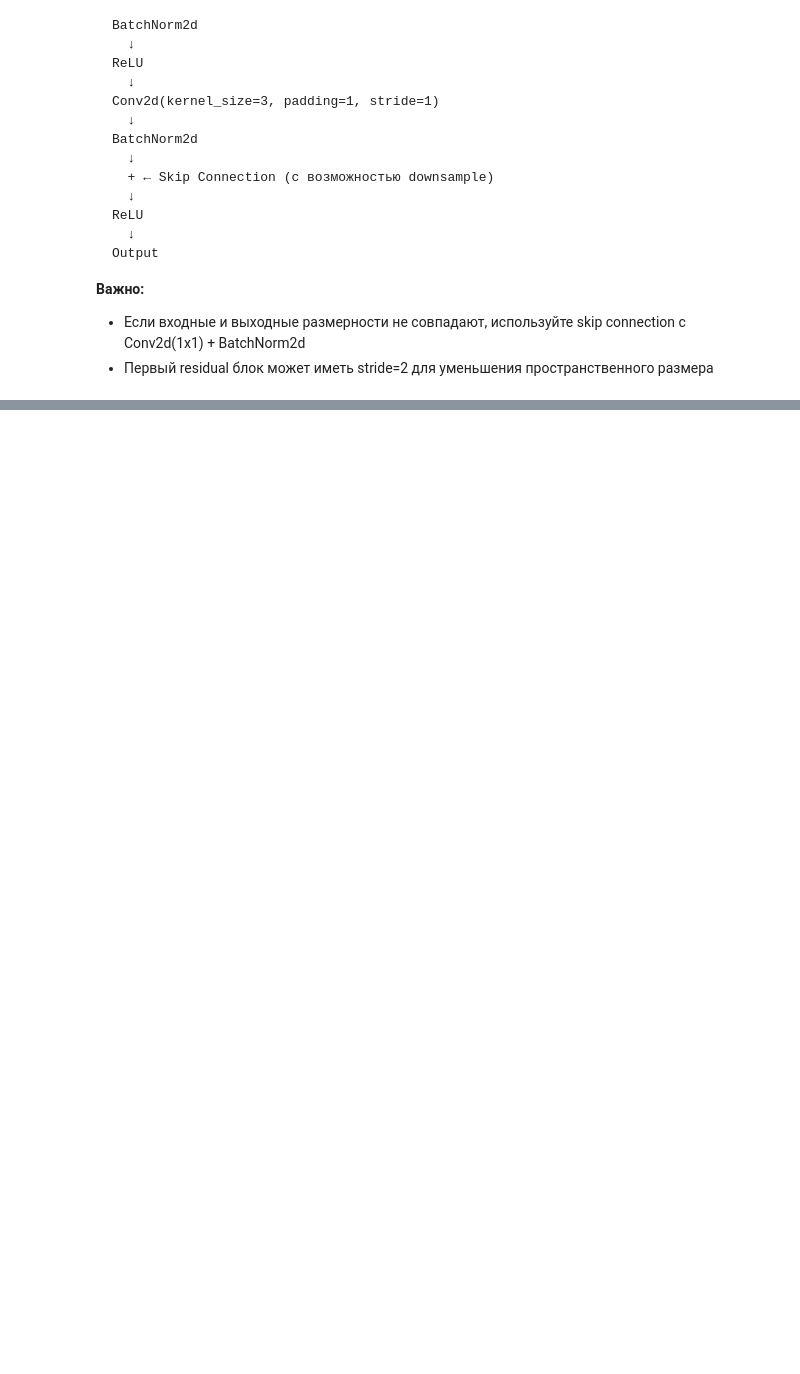
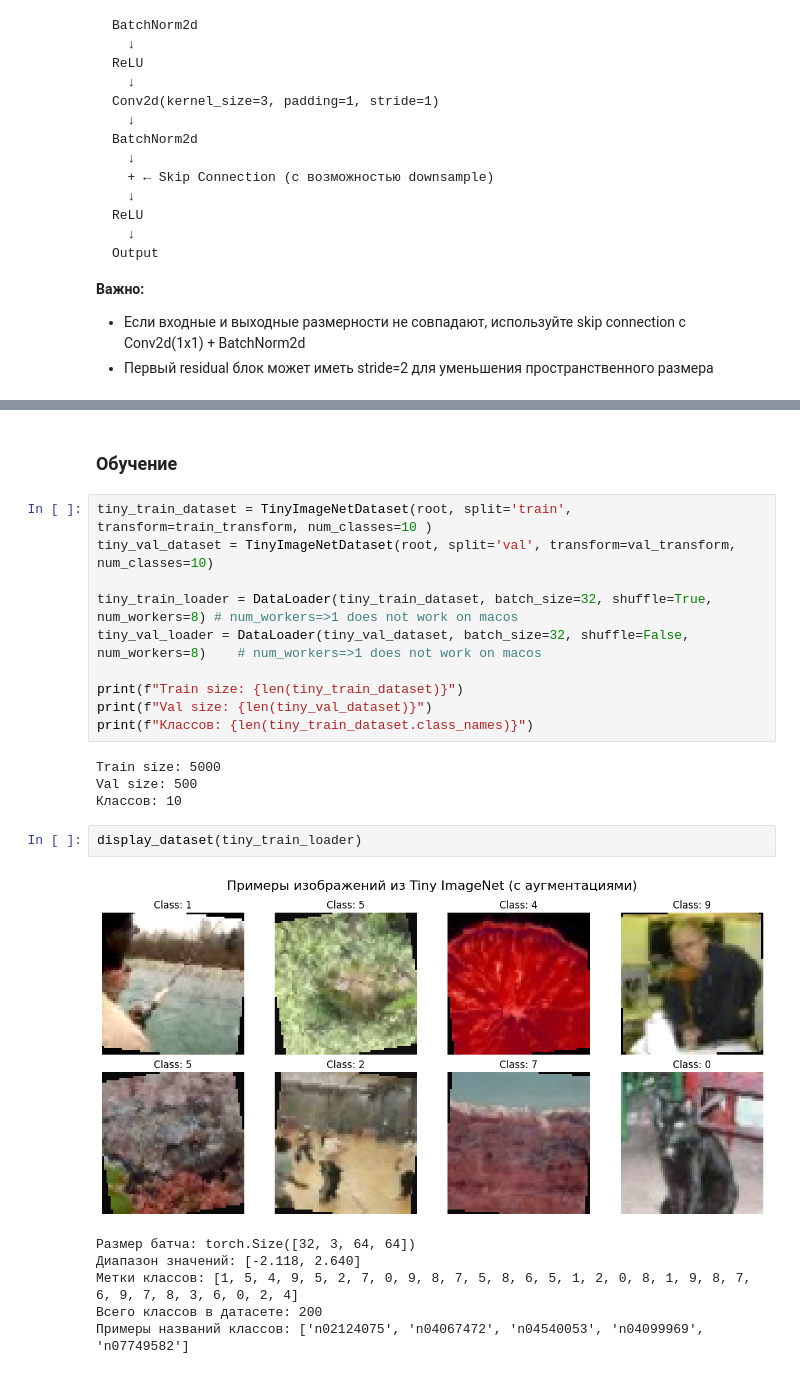
Before and after one commit to Alextek777/ITMO, a Jupyter notebook: Neural_Network_Architectures/homework/hw2/main.ipynb, the cells around one changed output, grey strips where cells are left out. Saved outputs shown, nothing was run; the diff lists cells and outputs as text; blank space fills up the shorter version.

```diff
--- a/Neural_Network_Architectures/homework/hw2/main.ipynb
+++ b/Neural_Network_Architectures/homework/hw2/main.ipynb
@@ -304,0 +583,25 @@ print(f" Обучаемых параметров: {trainable_params:,}")
+# %% [markdown]
+### Обучение
+# %%
+tiny_train_dataset = TinyImageNetDataset(root, split='train', transform=train_transform, num_classes=10 )
+tiny_val_dataset = TinyImageNetDataset(root, split='val', transform=val_transform, num_classes=10)
+
+tiny_train_loader = DataLoader(tiny_train_dataset, batch_size=32, shuffle=True, num_workers=8) # num_workers=>1 does not work on macos
+tiny_val_loader = DataLoader(tiny_val_dataset, batch_size=32, shuffle=False, num_workers=8)    # num_workers=>1 does not work on macos
+
+print(f"Train size: {len(tiny_train_dataset)}")
+print(f"Val size: {len(tiny_val_dataset)}")
+print(f"Классов: {len(tiny_train_dataset.class_names)}")
+# %% [output]
+Train size: 5000
+Val size: 500
+Классов: 10
+# %%
+display_dataset(tiny_train_loader)
+# %% [output]
+[figure, added]
+Размер батча: torch.Size([32, 3, 64, 64])
+Диапазон значений: [-2.118, 2.640]
+Метки классов: [1, 5, 4, 9, 5, 2, 7, 0, 9, 8, 7, 5, 8, 6, 5, 1, 2, 0, 8, 1, 9, 8, 7, 6, 9, 7, 8, 3, 6, 0, 2, 4]
+Всего классов в датасете: 200
+Примеры названий классов: ['n02124075', 'n04067472', 'n04540053', 'n04099969', 'n07749582']
```
Also changed, not shown: parts of 17 cells of this notebook, 1 other file.
